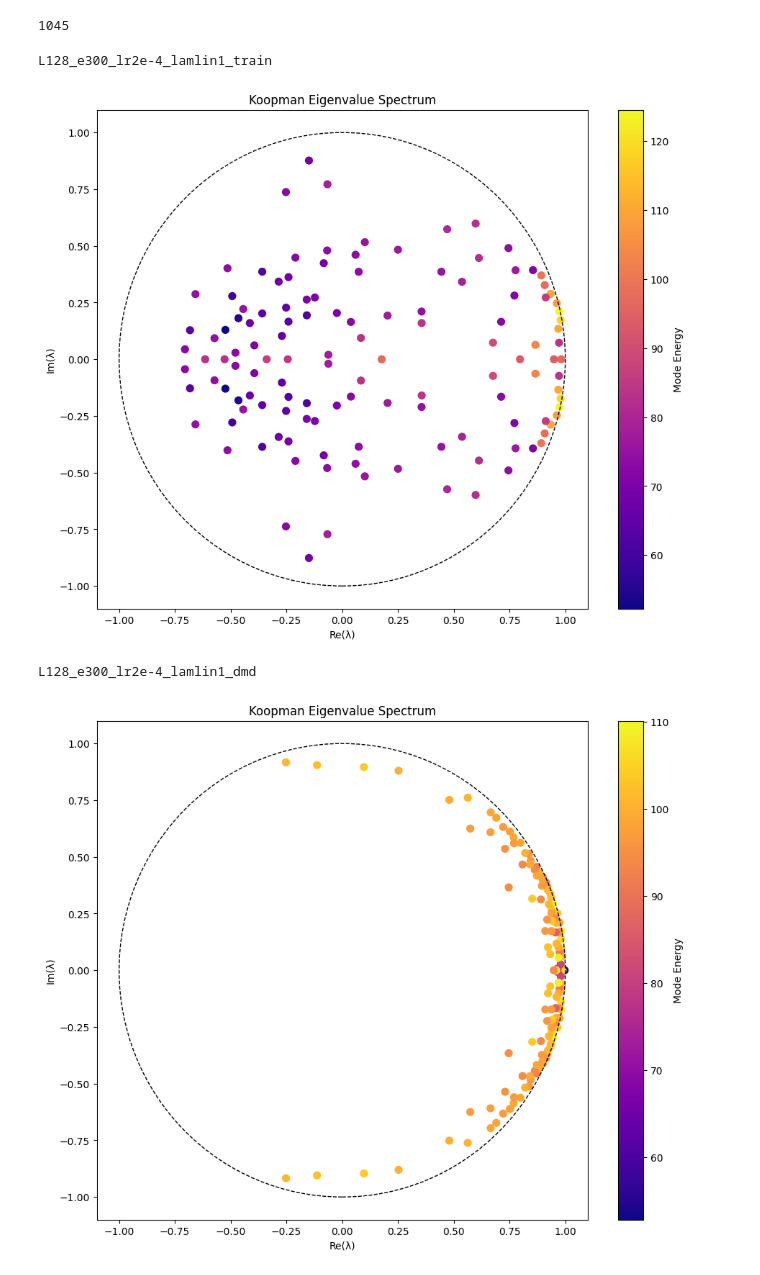
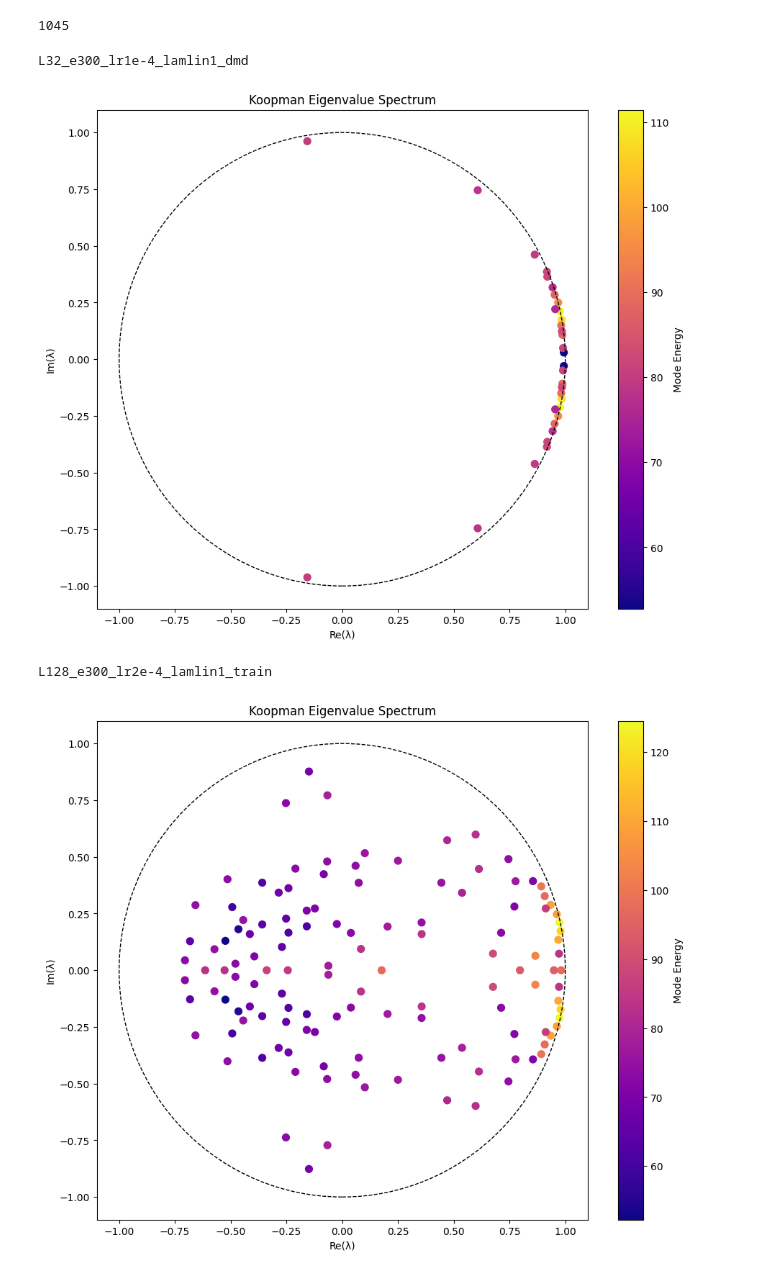
Before and after one commit to Jarato/mhd_surrogate_modelling, a Jupyter notebook: paul/experiments/analysis/example_analysis.ipynb, the cells around one changed output. Saved outputs shown, nothing was run; the diff lists cells and outputs as text; code cells hidden in the pictures.

```diff
--- a/paul/experiments/analysis/example_analysis.ipynb
+++ b/paul/experiments/analysis/example_analysis.ipynb
@@ -17,12 +17,23 @@ train_test_split = 0.7
 train_data, test_data, temp_mean = load_and_prepare_data(data_path, center_dataset, train_test_split)
 # %%
 full_data = np.concatenate((train_data, test_data), axis=0)
+
+original_data = full_data + temp_mean
+temp_mean_error = np.mean((full_data - temp_mean)**2, axis=(1,2,3))
+(vx_min, vx_max), (vz_min, vz_max) = get_min_max(original_data)
+vx_absmax = max(abs(vx_min), abs(vx_max))*0.2
+vz_absmax = max(abs(vz_min), abs(vz_max))*0.2
+norm_x = Normalize(vmin=-vx_absmax, vmax=+vx_absmax)
+norm_z = Normalize(vmin=-vz_absmax, vmax=+vz_absmax)
+
 prediction_window = 100
 window_offset_data = full_data[:-prediction_window]
 
 dataset_full = SimpleDataset(window_offset_data)
 
-loader_full = DataLoader(dataset_full, batch_size=4, shuffle=False)
+loader_full = DataLoader(dataset_full, batch_size=1, shuffle=False, num_workers=2, pin_memory=True, persistent_workers=True)
 
 dataset_train = SimpleDataset(train_data)
-loader_train = DataLoader(dataset_train, batch_size=4, shuffle=False)#, num_workers=2, pin_memory=True)
+loader_train = DataLoader(dataset_train, batch_size=4, shuffle=False)
+
+full_data = np.moveaxis(full_data, -1, 1)
@@ -89,7 +83,13 @@ def predict_window(x_t, model, linfunction, window_length):
 results_path = os.path.join("..", "results")
 run_name_list = [
     #"L128_e300_lamlin1_train",
+    #"L128_e300_lr1e-4_lamlin1_train",
+    "L32_e300_lr1e-4_lamlin1_dmd",
     "L128_e300_lr2e-4_lamlin1_train",
+    "L32_e300_lr1e-4_lamlin1_fb_dmd",
+    "L32_e300_lr1e-4_lamlin10_dmd",
+    "L32_e300_lr1e-4_lamlin10_fb_dmd",
+    "L32_e300_lr4e-4_lamlin100_dmd"
     #"L32_e300_lamlin1_dmd",
     #"L32_e300_lamlin10_dmd",
     #"L128_e300_lamlin10_dmd",
@@ -98,7 +98,7 @@ run_name_list = [
     #"L32_e300_lamlin10_lrgroup",
     #"L32_e300_lr2e-4_lamlin10_dmd",
     #"L32_e300_lr2e-4_lamlin1_dmd",
-    "L128_e300_lr2e-4_lamlin1_dmd"
+    #"L128_e300_lr2e-4_lamlin1_dmd"
     ]
 
 prediction_mse_windows = []
@@ -118,52 +118,37 @@ for run_name in run_name_list:
     model.eval()
 
     if koopman_type == "dmd":
         K = calculate_koopman(model, loader_train)
         lin_weights = torch.tensor(K, device=DEVICE, requires_grad=True)
         linfunction = lambda z_t : torch.nn.functional.linear(z_t, lin_weights)
     else:
         linfunction = lambda z_t : model.linear_dynamics(z_t)
         with torch.no_grad():
             K = model.linear_dynamics.weight.detach().cpu().numpy()
 
     eigvalues, eigvectors = get_sorted_eigen(K)
     eigenergies = eigenvalue_energies(model, eigvectors, DEVICE)
     plot_eigenvalue_spectrum(eigvalues, eigvectors, eigenergies)
-
     prediction_window_path = os.path.join(run_path,"pred_window_mse.npy")
     if os.path.exists(prediction_window_path):
         prediction_mse = np.load(prediction_window_path)
     else:
         prediction_mse = np.zeros((window_offset_data.shape[0], prediction_window+1))
         with torch.no_grad():
-            for j, x_t in tqdm(enumerate(dataset_full), total=len(dataset_full)):
-                x_t = x_t.to(DEVICE).unsqueeze(0)
-                #X_prediction = predict_window(x_t, model, linfunction, prediction_window)
-                z_t = model.encoder(x_t)
-
-                window_prediction = []
-                x_t_predicted = model.decoder(z_t).cpu().numpy()
-                window_prediction.append(x_t_predicted)
-
-                for i in range(prediction_window):
-                    z_t = linfunction(z_t)
-                    x_t_predicted = model.decoder(z_t).cpu().numpy()
-                    window_prediction.append(x_t_predicted)
-
-                X_prediction = np.vstack(window_prediction)
+            for j, x_t in tqdm(enumerate(loader_full), total=len(dataset_full)):
+                x_t = x_t.to(DEVICE)
+                X_prediction = predict_window(x_t, model, linfunction, prediction_window)
                 mse_window = np.mean((full_data[j:j+prediction_window+1] - X_prediction)**2, axis=(1,2,3))
                 prediction_mse[j] = mse_window
-            #    mse_test = torch.mean((x_t - x_t_predicted)**2, dim=(1,2,3)).cpu().numpy()
-            #    window_mse.append(mse_test)
         np.save(prediction_window_path[:-4], prediction_mse)
     prediction_mse_windows.append(prediction_mse)
     #
     #
 
     #
     #break
 # %% [output]
-L128_e300_lr2e-4_lamlin1_train
+L32_e300_lr1e-4_lamlin1_dmd
-[figure, old version]
+[figure, new version]
-L128_e300_lr2e-4_lamlin1_dmd
+L128_e300_lr2e-4_lamlin1_train
-[figure, old version]
+[figure, new version]
```
Also changed, not shown: parts of 23 cells of this notebook, 3 other files.
